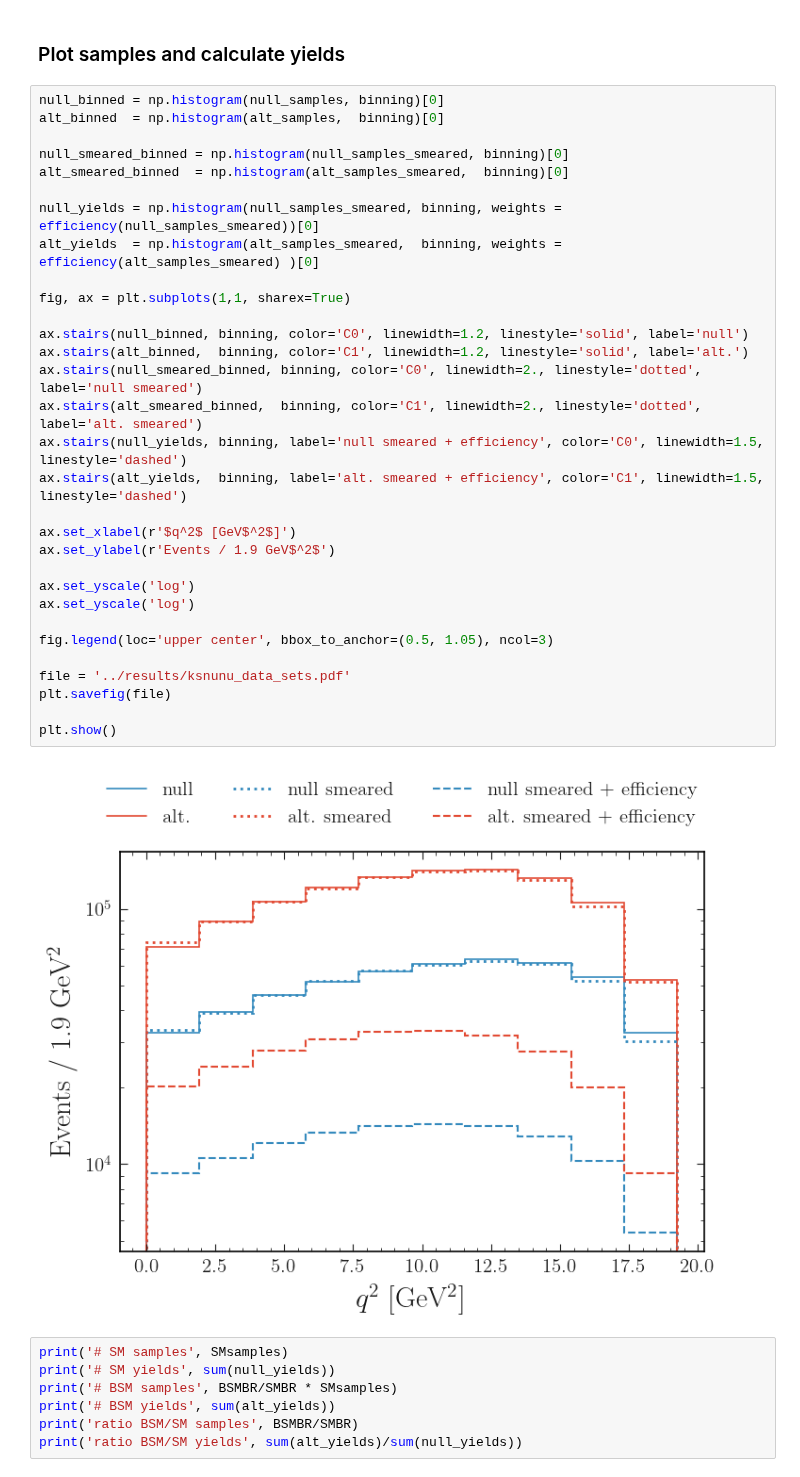
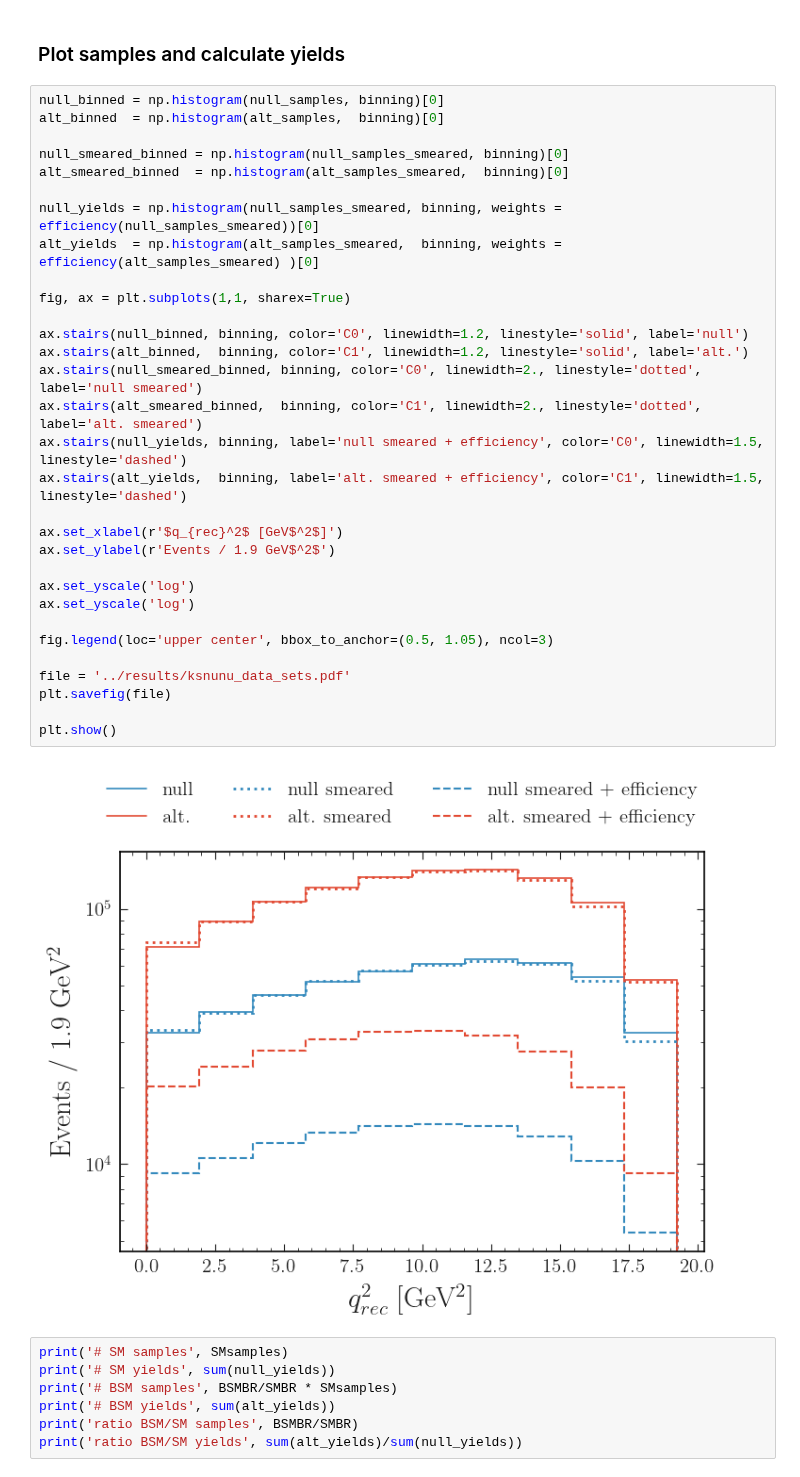
Before and after one commit to lorenzennio/redist, a Jupyter notebook: examples/ksnunu/ksnunu_model.ipynb, the cells around one changed output. Saved outputs shown, nothing was run; the diff lists cells and outputs as text.

```diff
--- a/examples/ksnunu/ksnunu_model.ipynb
+++ b/examples/ksnunu/ksnunu_model.ipynb
@@ -108,35 +108,35 @@ alt_samples_smeared = np.abs(alt_samples_smeared)
 null_binned = np.histogram(null_samples, binning)[0]
 alt_binned  = np.histogram(alt_samples,  binning)[0]
 
 null_smeared_binned = np.histogram(null_samples_smeared, binning)[0]
 alt_smeared_binned  = np.histogram(alt_samples_smeared,  binning)[0]
 
 null_yields = np.histogram(null_samples_smeared, binning, weights = efficiency(null_samples_smeared))[0]
 alt_yields  = np.histogram(alt_samples_smeared,  binning, weights = efficiency(alt_samples_smeared) )[0]
 
 fig, ax = plt.subplots(1,1, sharex=True)
 
 ax.stairs(null_binned, binning, color='C0', linewidth=1.2, linestyle='solid', label='null')
 ax.stairs(alt_binned,  binning, color='C1', linewidth=1.2, linestyle='solid', label='alt.')
 ax.stairs(null_smeared_binned, binning, color='C0', linewidth=2., linestyle='dotted', label='null smeared')
 ax.stairs(alt_smeared_binned,  binning, color='C1', linewidth=2., linestyle='dotted', label='alt. smeared')
 ax.stairs(null_yields, binning, label='null smeared + efficiency', color='C0', linewidth=1.5, linestyle='dashed')
 ax.stairs(alt_yields,  binning, label='alt. smeared + efficiency', color='C1', linewidth=1.5, linestyle='dashed')
 
-ax.set_xlabel(r'$q^2$ [GeV$^2$]')
+ax.set_xlabel(r'$q_{rec}^2$ [GeV$^2$]')
 ax.set_ylabel(r'Events / 1.9 GeV$^2$')
 
 ax.set_yscale('log')
 ax.set_yscale('log')
 
 fig.legend(loc='upper center', bbox_to_anchor=(0.5, 1.05), ncol=3)
 
 file = '../results/ksnunu_data_sets.pdf'
 plt.savefig(file)
 
 plt.show()
 # %% [output]
-[figure, old version]
+[figure, new version]
 # %%
 print('# SM samples', SMsamples)
 print('# SM yields', sum(null_yields))
```
Also changed, not shown: 2 other files.
